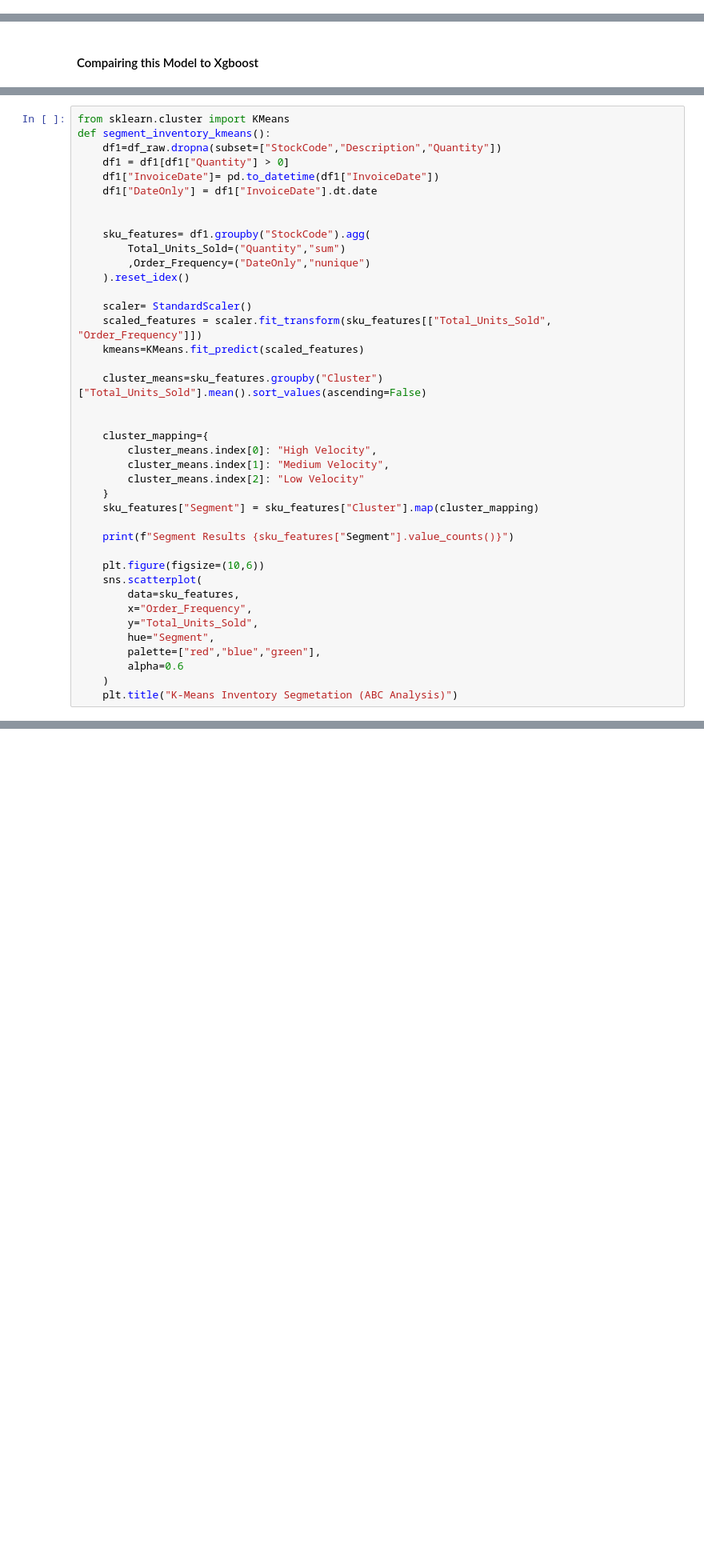
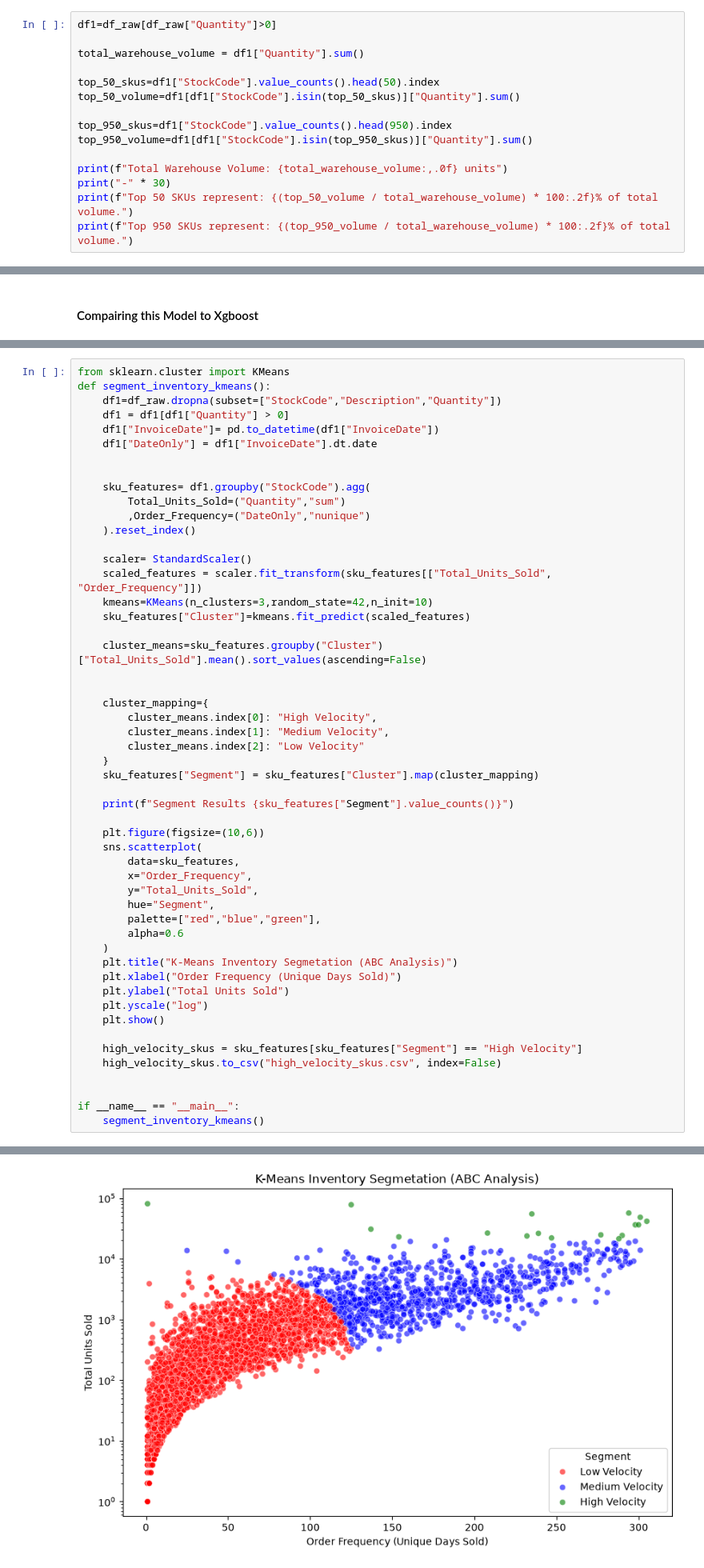
Before and after one commit to Adieltheanalyst/Macro-Anchored-Route-to-Market-Simulator, a Jupyter notebook: vanilla_rtm.ipynb, the cells around one changed output, grey strips where cells are left out. Shown at 80% size. Drawn from its saved outputs; the diff is of its cells as text; blank space fills up the shorter version.

```diff
--- a/vanilla_rtm.ipynb
+++ b/vanilla_rtm.ipynb
@@ -294,0 +294,15 @@ Stock_Lag_1: 0.5915
+# %%
+df1=df_raw[df_raw["Quantity"]>0]
+
+total_warehouse_volume = df1["Quantity"].sum()
+
+top_50_skus=df1["StockCode"].value_counts().head(50).index
+top_50_volume=df1[df1["StockCode"].isin(top_50_skus)]["Quantity"].sum()
+
+top_950_skus=df1["StockCode"].value_counts().head(950).index
+top_950_volume=df1[df1["StockCode"].isin(top_950_skus)]["Quantity"].sum()
+
+print(f"Total Warehouse Volume: {total_warehouse_volume:,.0f} units")
+print("-" * 30)
+print(f"Top 50 SKUs represent: {(top_50_volume / total_warehouse_volume) * 100:.2f}% of total volume.")
+print(f"Top 950 SKUs represent: {(top_950_volume / total_warehouse_volume) * 100:.2f}% of total volume.")
@@ -345,11 +364,12 @@ def segment_inventory_kmeans():
     sku_features= df1.groupby("StockCode").agg(
         Total_Units_Sold=("Quantity","sum")
         ,Order_Frequency=("DateOnly","nunique")
-    ).reset_idex()
+    ).reset_index()
 
     scaler= StandardScaler()
     scaled_features = scaler.fit_transform(sku_features[["Total_Units_Sold", "Order_Frequency"]])
-    kmeans=KMeans.fit_predict(scaled_features)
+    kmeans=KMeans(n_clusters=3,random_state=42,n_init=10)
+    sku_features["Cluster"]=kmeans.fit_predict(scaled_features)
 
     cluster_means=sku_features.groupby("Cluster")["Total_Units_Sold"].mean().sort_values(ascending=False)
 
@@ -373,3 +393,15 @@ def segment_inventory_kmeans():
         alpha=0.6
     )
     plt.title("K-Means Inventory Segmetation (ABC Analysis)")
+    plt.xlabel("Order Frequency (Unique Days Sold)")
+    plt.ylabel("Total Units Sold")
+    plt.yscale("log")
+    plt.show()
+
+    high_velocity_skus = sku_features[sku_features["Segment"] == "High Velocity"]
+    high_velocity_skus.to_csv("high_velocity_skus.csv", index=False)
+
+
+if __name__ == "__main__":
+    segment_inventory_kmeans()
+# %% [output]
@@ -375,0 +413 @@ def segment_inventory_kmeans():
+[figure, added]
```
Also changed, not shown: parts of 6 cells of this notebook.
